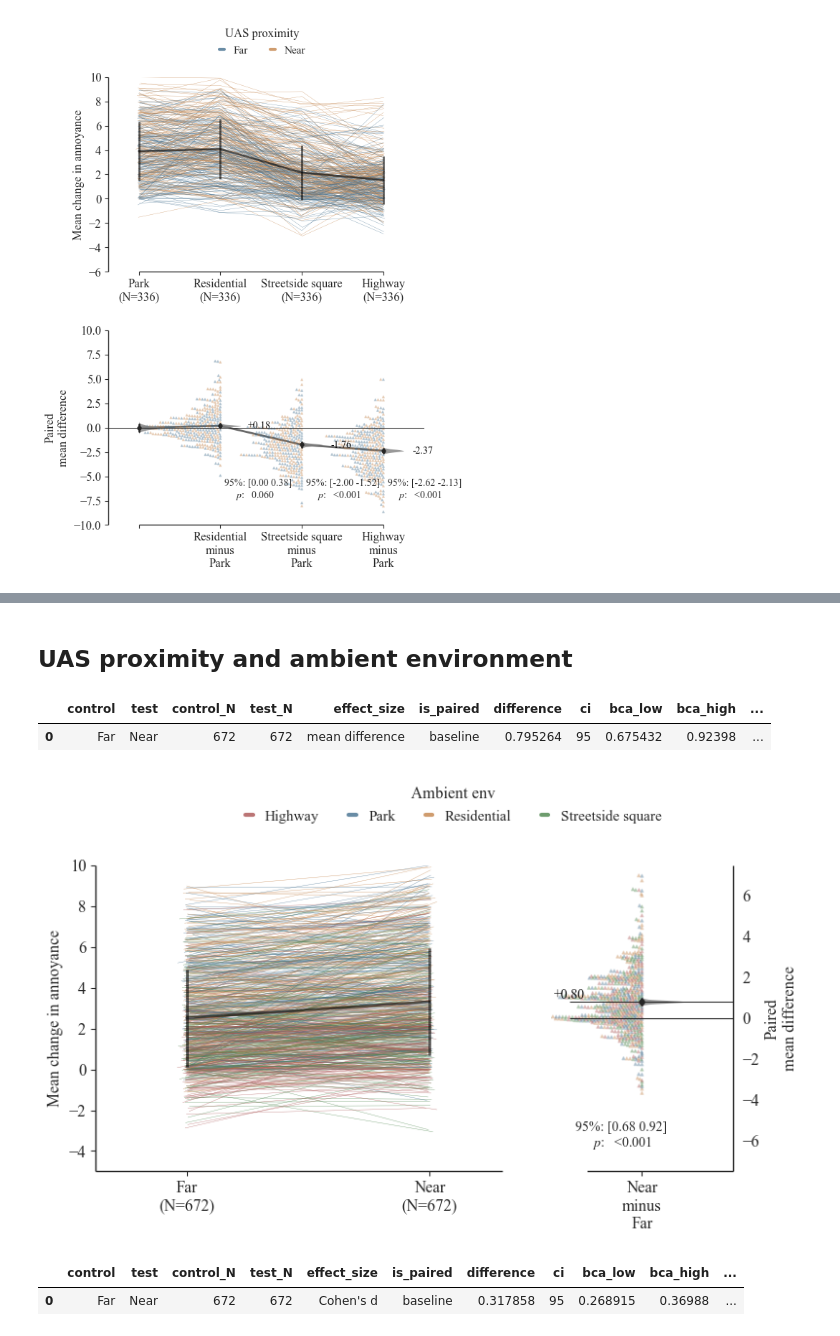
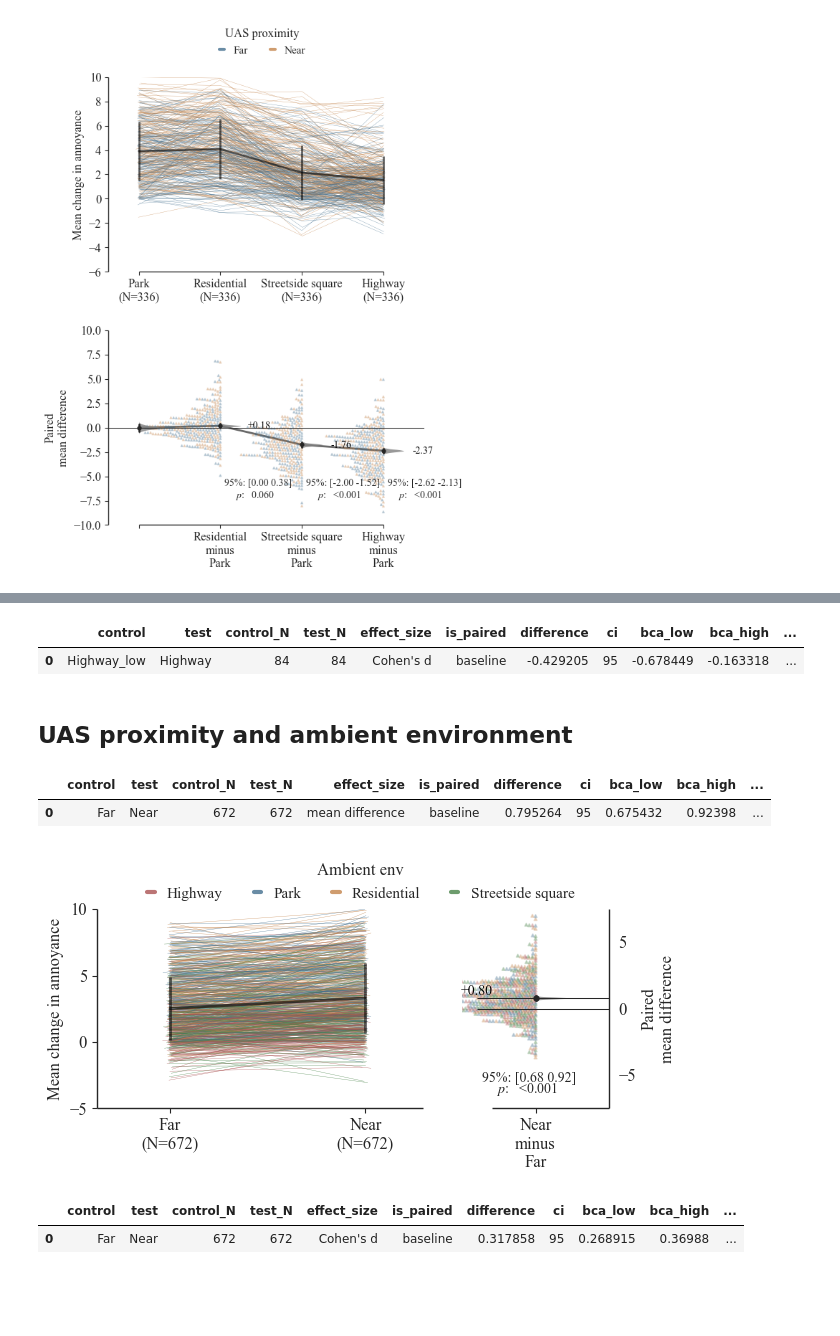
Before and after one commit to acoustics-code-salford/refmap-psychoacoustics, a Jupyter notebook: src/refmap_psychoacoustics/notebooks/refmap_listest2_analysis_dabest.ipynb, the cells around one changed output, grey strips where cells are left out. Saved outputs shown, nothing was run; the diff lists cells and outputs as text; code cells hidden in the pictures; blank space fills up the shorter version.

```diff
--- a/src/refmap_psychoacoustics/notebooks/refmap_listest2_analysis_dabest.ipynb
+++ b/src/refmap_psychoacoustics/notebooks/refmap_listest2_analysis_dabest.ipynb
@@ -184,7 +189,7 @@ dataloadBL = dabest.load(data=data, idx=list(data['AmbientEnv'].cat.categories),
                          ps_adjust=True)
 
 # calculate effect sizes and plot
-fig, ax = plt.subplots(figsize=(6, 4))
+fig, ax = plt.subplots(figsize=(6.5, 3.5))
 dataMD = dataloadBL.mean_diff.plot(color_col='UASType',
                                    contrast_bars=False,
                                    raw_ylim=(-6, 10),
@@ -217,7 +222,7 @@ for ii, diff in enumerate(diffs):
 
 if saveplots:
 
-    filename = "AmbEnvbyTypeDabest"
+    filename = "dAnnoyAmbEnvbyTypeDabest"
 
     plt.savefig(os.path.join(outFigPath, "svg", filename + ".svg"),
                 format='svg', bbox_inches='tight')
@@ -235,6 +240,6 @@ dataloadBL.mean_diff.statistical_tests
 # %%
 # calculate effect sizes and plot
-fig, ax = plt.subplots(figsize=(6, 4))
+fig, ax = plt.subplots(figsize=(6.5, 3.5))
 dataMD = dataloadBL.mean_diff.plot(color_col='UASOperation',
                                    contrast_bars=False,
                                    raw_ylim=(-6, 10),
@@ -267,7 +272,7 @@ for ii, diff in enumerate(diffs):
 
 if saveplots:
 
-    filename = "AmbEnvbyOpDabest"
+    filename = "dAnnoyAmbEnvbyOpDabest"
 
     plt.savefig(os.path.join(outFigPath, "svg", filename + ".svg"),
                 format='svg', bbox_inches='tight')
@@ -284,7 +289,7 @@ dataloadBL.mean_diff.statistical_tests
 [figure]
 # %%
 # calculate effect sizes and plot
-fig, ax = plt.subplots(figsize=(6, 4))
+fig, ax = plt.subplots(figsize=(6.5, 3.5))
 dataMD = dataloadBL.mean_diff.plot(color_col='UASProximity',
                                    contrast_bars=False,
                                    raw_ylim=(-6, 10),
@@ -317,7 +322,7 @@ for ii, diff in enumerate(diffs):
 
 if saveplots:
 
-    filename = "AmbEnvbyProxDabest"
+    filename = "dAnnoyAmbEnvbyProxDabest"
 
     plt.savefig(os.path.join(outFigPath, "svg", filename + ".svg"),
                 format='svg', bbox_inches='tight')
@@ -344,0 +352,24 @@ dataloadBL.cohens_d.statistical_tests
+# %%
+# select subset of data for analysis and sort
+data = dataBySubjTest[(dataBySubjTest['ID'] != 49)
+                      & (dataBySubjTest['UASEvents'] == 1)
+                      & (dataBySubjTest['UASProximity'] == "Far")
+                      & (dataBySubjTest['UASOperation'] == "Overflight")]
+data = data.loc[:, ['ID', 'StimID', 'AmbientEnv',
+                    'UASEvents', 'UASType', 'dAnnoyance']]
+data['UASEvents'] = data['UASEvents'].astype(str)
+data.sort_values(by=['ID', 'StimID'], inplace=True)
+
+# remove unused categories from categorical columns
+# data['AmbientEnv'] = data['AmbientEnv'].cat.remove_unused_categories()
+
+# create dummy pairing ID for each participant to allow for paired analysis
+grouping_cols = ['ID', 'UASType']
+
+# ngroup() automatically assigns an identical integer to matching sets
+# across the different environment conditions
+data['dummyID'] = data.groupby(grouping_cols).ngroup() + 1
+data.sort_values(by=['dummyID', 'ID', 'StimID'], inplace=True)
+
+# remove any dummyID pairs of rows with at least one missing value
+data = data.groupby('dummyID').filter(lambda x: not x.isnull().any().any())
@@ -345,3 +686,11 @@ dataloadBL.cohens_d.statistical_tests
+# %%
+out = pd.concat([out, dataloadBL.mean_diff.statistical_tests])
+# calculate and display Cohen's d
+outd = pd.concat([outd, dataloadBL.cohens_d.statistical_tests])
+dataloadBL.cohens_d.statistical_tests
+# %% [output]
+|  | control | test | control_N | test_N | effect_size | is_paired | difference | ci | bca_low | bca_high | ... |
+| 0 | Highway_low | Highway | 84 | 84 | Cohen's d | baseline | -0.429205 | 95 | -0.678449 | -0.163318 | ... |
 # %% [markdown]
 ## UAS proximity and ambient environment
 # %%
@@ -374,7 +723,7 @@ dataloadBL = dabest.load(data=data, idx=("Far", "Near"), x='UASProximity', y='dA
                          ps_adjust=True)
 
 # calculate effect sizes and plot
-fig, ax = plt.subplots(figsize=(8, 5))
+fig, ax = plt.subplots(figsize=(6.5, 3.5))
 dataMD = dataloadBL.mean_diff.plot(color_col='AmbientEnv',
                                    contrast_bars=False,
                                    raw_ylim=(-5, 10),
@@ -382,41 +731,41 @@ dataMD = dataloadBL.mean_diff.plot(color_col='AmbientEnv',
                                    contrast_marker_size=3.5,
                                    show_baseline_ec=True,
                                    contrast_kwargs={'alpha': 0.8},
-                                   legend_kwargs={'bbox_to_anchor': [-1.75, 1.3], 'fontsize': 11,
+                                   legend_kwargs={'bbox_to_anchor': [-2.25, 1.3], 'fontsize': 11,
                                                   'ncol': 4, 'title': r'Ambient env'},
                                    delta_dot_kwargs={'size': 1, 'side': 'left',
                                                      'alpha': 0.25, 'zorder': 1,
                                                      'color': mycolours[0:]},
                                    slopegraph_kwargs={'linewidth': 0.25,
                                                       'alpha': 0.8,
                                                       'jitter': 0.05,
                                                       'color': mycolours[0:]},
                                    ax=ax)
 
 diffs = dataloadBL.mean_diff.statistical_tests[['difference',
                                                 'bca_low',
                                                 'bca_high',
                                                 'pvalue_permutation']].values
 
 # label results
 ax.text(x=1.6, y=-3, s="95%: " + str(round_trad(diffs[0, 1:3], digits=2)), fontsize=10)
 ax.text(x=1.67, y=-3.8, s=r"$p$:   " + display_round(diffs[0, 3], digits=3), fontsize=10)
 
 if saveplots:
 
-    filename = "ProximityDabest"
+    filename = "dAnnoyProximityDabest"
 
     plt.savefig(os.path.join(outFigPath, "svg", filename + ".svg"),
                 format='svg', bbox_inches='tight')
     plt.savefig(os.path.join(outFigPath, "pdf", filename + ".pdf"),
                 format='pdf', bbox_inches='tight')
 
 dataMD;
 dataloadBL.mean_diff.statistical_tests
 # %% [output]
 |  | control | test | control_N | test_N | effect_size | is_paired | difference | ci | bca_low | bca_high | ... |
 | 0 | Far | Near | 672 | 672 | mean difference | baseline | 0.795264 | 95 | 0.675432 | 0.92398 | ... |
-[figure, old version]
+[figure, new version]
 # %%
 out = pd.concat([out, dataloadBL.mean_diff.statistical_tests])
 # calculate and display Cohen's d
```
Also changed, not shown: parts of 54 cells of this notebook, 2 other files.
